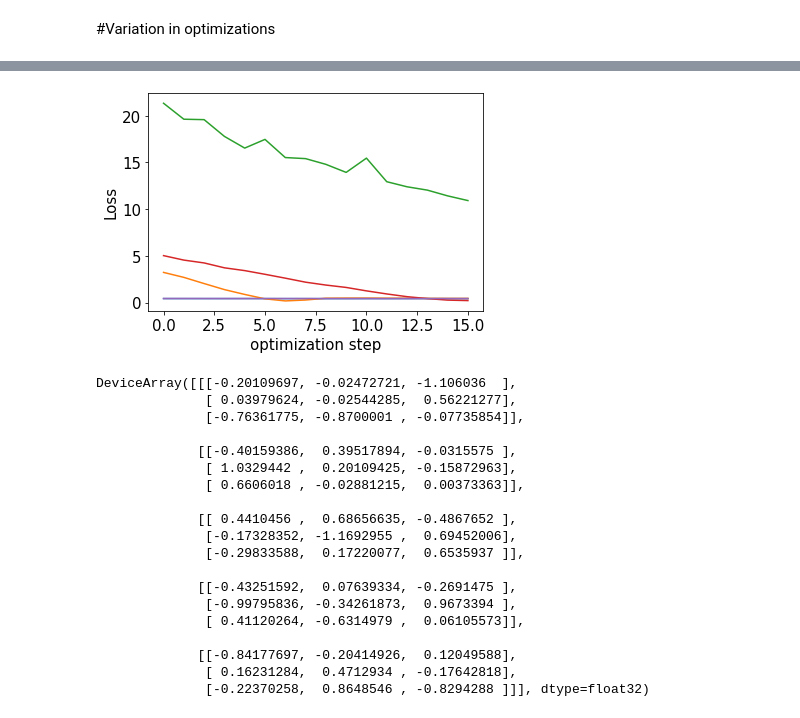
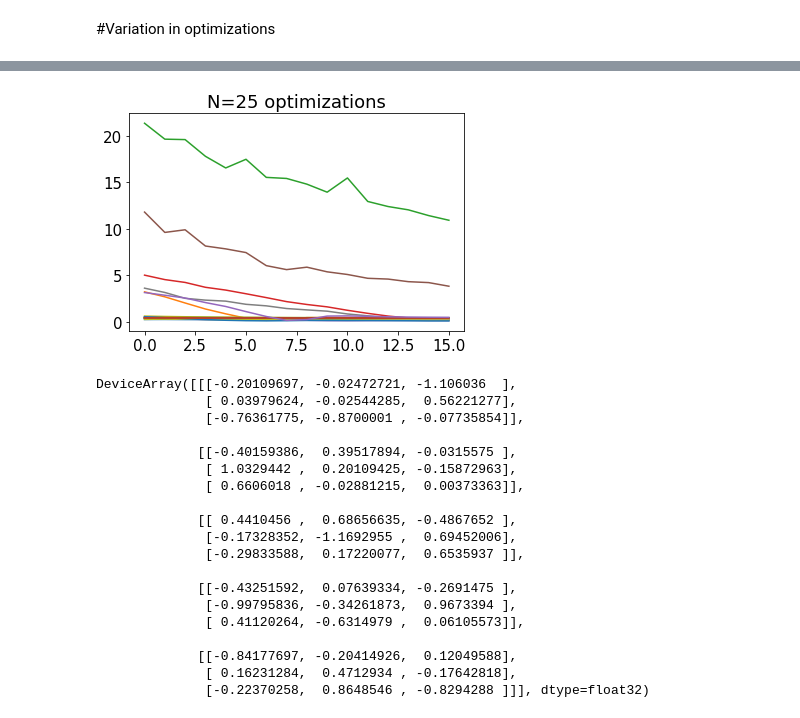
Before and after one commit to fmottes/jax-morph, a Jupyter notebook: Ramya/04_NN_response_function.ipynb, the cells around one changed output, grey strips where cells are left out. Saved outputs shown, nothing was run; the diff lists cells and outputs as text; code cells hidden in the pictures.

```diff
--- a/Ramya/04_NN_response_function.ipynb
+++ b/Ramya/04_NN_response_function.ipynb
@@ -367,7 +367,16 @@ def optimize_fun(key):
     ]
     return optimize.optimize(key, 15, 20, 0.01, params, train_params, fstep, fspace, istate, opt_type="combined")
 # %%
-optimize_fun_vmap = vmap(optimize_fun)
-keys = np.array([random.PRNGKey(i) for i in np.arange(5)])
-params, losses, grads = optimize_fun_vmap(keys)
+%%time
+params_t = []
+loss_t = []
+grads_t = []
+for i in range(5):
+  print("loop %s" % i)
+  optimize_fun_vmap = vmap(optimize_fun)
+  keys = np.array([random.PRNGKey(i) for i in np.arange(5*i, 5*i + 5)])
+  params_i, loss_i, grads_i = optimize_fun_vmap(keys)
+  params_t.append(params_i)
+  loss_t.append(loss_i)
+  grads_t.append(grads_i)
 # %% [output]
@@ -381,9 +400,9 @@ loss: Traced<ShapedArray(float32[])>with<BatchTrace(level=1/0)> with
-# %%
-plt.plot(losses);
-plt.xlabel("optimization step")
-plt.ylabel("Loss");
-# %% [output]
-[figure, removed]
+# %%
+for i in range(5):
+  plt.plot(np.array(loss_t)[i]);
+plt.title("N=25 optimizations");
+# %% [output]
+[figure, added]
 # %%
 # Variety of solutions learned
 params[-1]['nn']['linear']['w']
```
Also changed, not shown: parts of 3 cells of this notebook.
